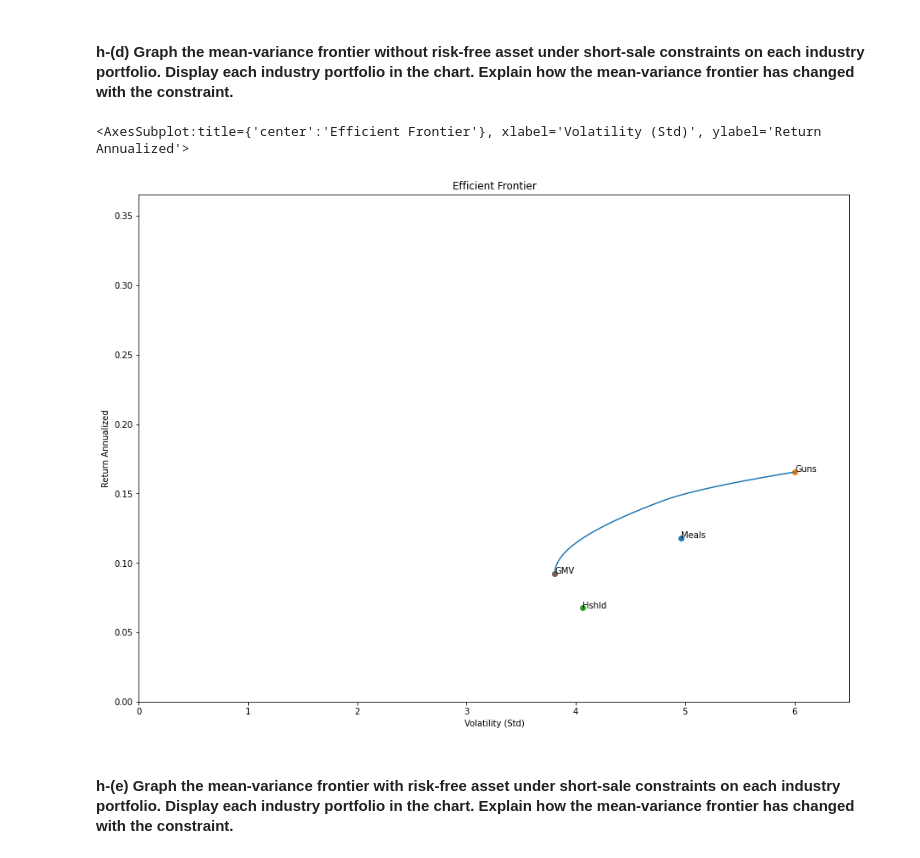
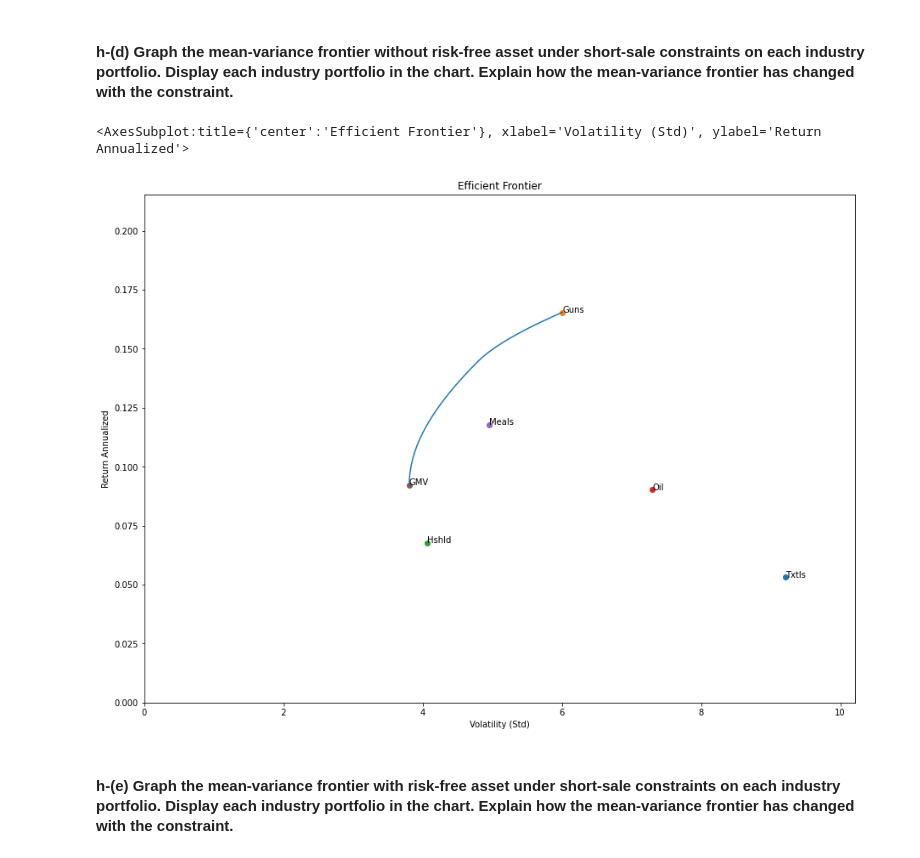
Before and after one commit to Damnsky100/Portfolio, a Jupyter notebook: Assignment_TP1.ipynb, the cells around one changed output. Drawn from its saved outputs; the diff is of its cells as text; code cells hidden in the pictures.

```diff
--- a/Assignment_TP1.ipynb
+++ b/Assignment_TP1.ipynb
@@ -241,9 +169,10 @@ array([4.24080911e-01, 5.75919089e-01, 0.00000000e+00, 0.00000000e+00,
 #On peut prendre les 3 maximum weight in abs(value)
 Data_select = Data[['Txtls','Guns','Hshld','Oil','Meals']]
 
-E_return = f.annualize_rets(Data_select/100, 12)  #On a besoin des rendement annualisées comme le risk free rate est annualisé
+E_return = g.annualize_rets(Data_select/100, 12)  #On a besoin des rendement annualisées comme le risk free rate est annualisé
 E_cov = Data_select.cov() # Just for test
 Nbr_PTF = 100
+K=3
 # %% [markdown]
 #### h-(a) Graph the mean-variance frontier without risk-free asset of the selected 3 industry portfolios. vs 5
 # %%
@@ -285,10 +199,10 @@ Name: 31, dtype: float64 rf: -0.3353
 # %% [markdown]
 #### h-(d) Graph the mean-variance frontier without risk-free asset under short-sale constraints on each industry portfolio. Display each industry portfolio in the chart. Explain how the mean-variance frontier has changed with the constraint.
 # %%
-g.plot_ef_Gurobi(E_return, E_cov, Expected_Risk_free, 3, 100, bounds = (0,1), show_cml=False, show_gmv=True)
+g.plot_ef_Gurobi(E_return, E_cov, Expected_Risk_free, K, Nbr_PTF, bounds = (0,1), show_cml=False, show_gmv=True)
 # %% [output]
 <AxesSubplot:title={'center':'Efficient Frontier'}, xlabel='Volatility (Std)', ylabel='Return Annualized'>
-[figure, old version]
+[figure, new version]
 # %% [markdown]
 #### h-(e) Graph the mean-variance frontier with risk-free asset under short-sale constraints on each industry portfolio. Display each industry portfolio in the chart. Explain how the mean-variance frontier has changed with the constraint.
 # %%
```
Also changed, not shown: parts of 32 cells of this notebook, 2 other files.
